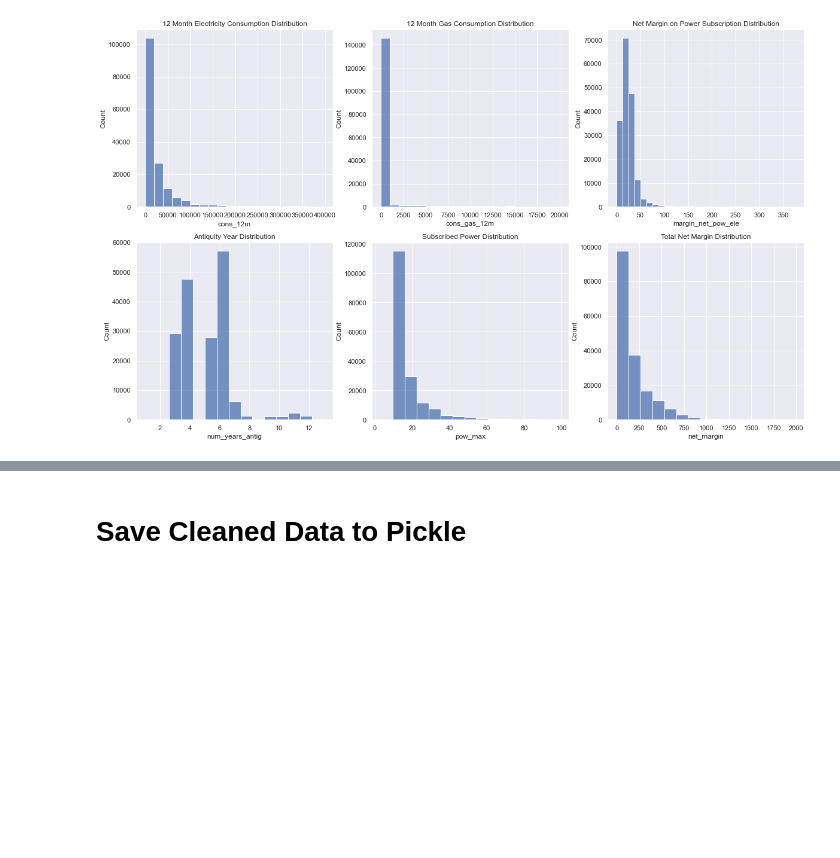
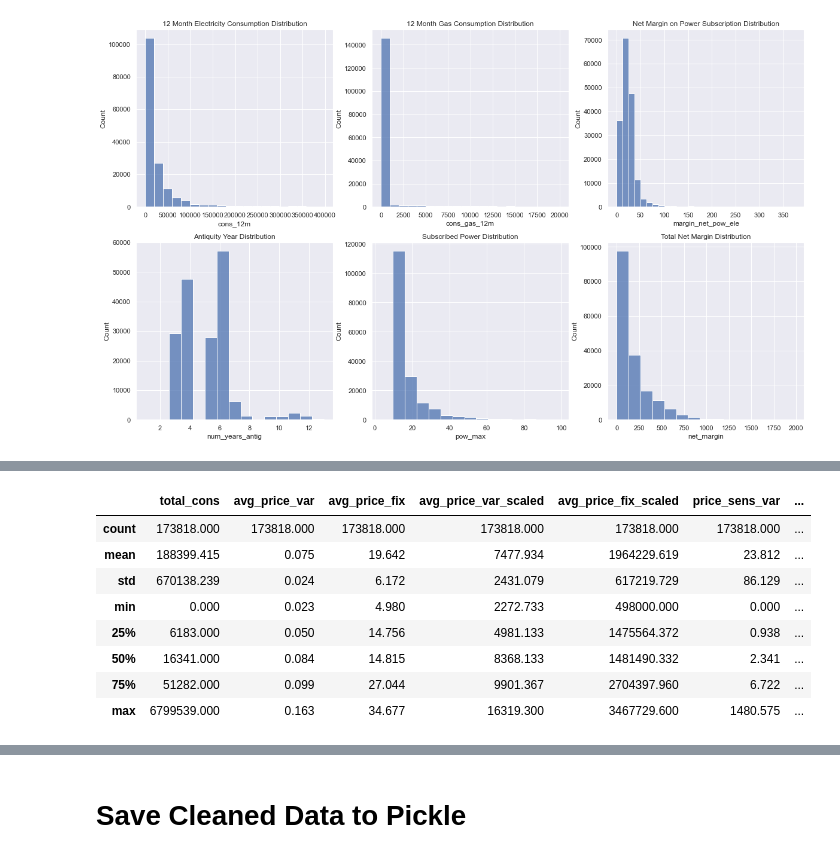
Before and after one commit to saul-chirinos/BCG_DS_VEP, a Jupyter notebook: Task_2/bcg_eda.ipynb, the cells around one changed output, grey strips where cells are left out. Cells and saved outputs as stored; diff of their text form; code cells hidden in the pictures; blank space fills up the shorter version.

```diff
--- a/Task_2/bcg_eda.ipynb
+++ b/Task_2/bcg_eda.ipynb
@@ -300,0 +302,5 @@ Name: imp_cons, dtype: float64
+# %%
+# Compute price sensitivities and divide by scalar
+price_analysis['price_sens_var'] = price_analysis['total_cons'].div(price_analysis['avg_price_var_scaled'])
+price_analysis['price_sens_fix'] = price_analysis['total_cons'].div(price_analysis['avg_price_fix_scaled'])
+price_analysis.head()
@@ -300,0 +314,14 @@ Name: imp_cons, dtype: float64
+# %%
+# Drop rows where price is 0
+price_analysis_clean = price_analysis[(price_analysis['avg_price_var'] != 0) & (price_analysis['avg_price_fix'] != 0)]
+price_analysis_clean.describe()
+# %% [output]
+|  | total_cons | avg_price_var | avg_price_fix | avg_price_var_scaled | avg_price_fix_scaled | price_sens_var | ... |
+| count | 173818.000 | 173818.000 | 173818.000 | 173818.000 | 173818.000 | 173818.000 | ... |
+| mean | 188399.415 | 0.075 | 19.642 | 7477.934 | 1964229.619 | 23.812 | ... |
+| std | 670138.239 | 0.024 | 6.172 | 2431.079 | 617219.729 | 86.129 | ... |
+| min | 0.000 | 0.023 | 4.980 | 2272.733 | 498000.000 | 0.000 | ... |
+| 25% | 6183.000 | 0.050 | 14.756 | 4981.133 | 1475564.372 | 0.938 | ... |
+| 50% | 16341.000 | 0.084 | 14.815 | 8368.133 | 1481490.332 | 2.341 | ... |
+| 75% | 51282.000 | 0.099 | 27.044 | 9901.367 | 2704397.960 | 6.722 | ... |
+| max | 6799539.000 | 0.163 | 34.677 | 16319.300 | 3467729.600 | 1480.575 | ... |
```
Also changed, not shown: parts of 22 cells of this notebook.
